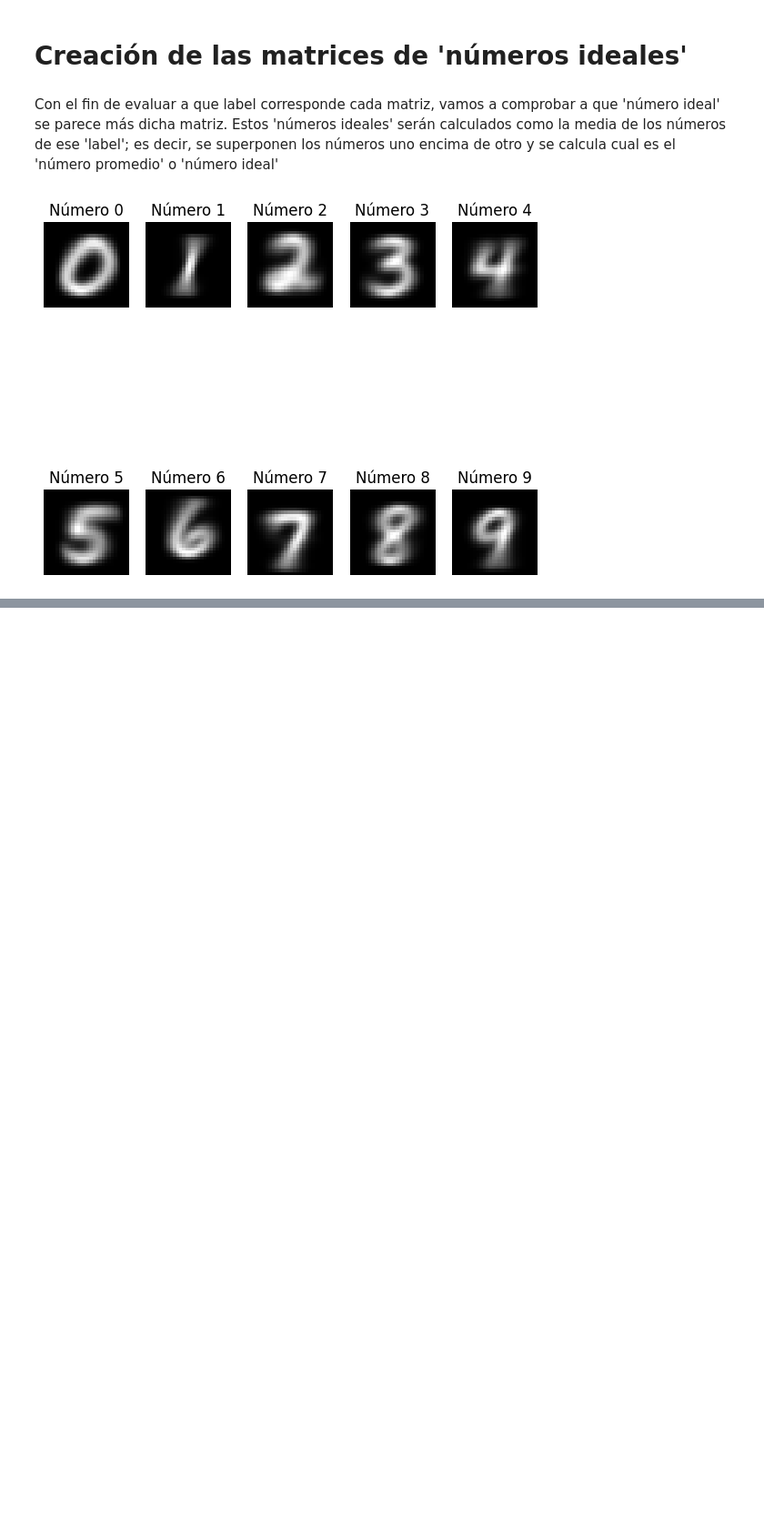
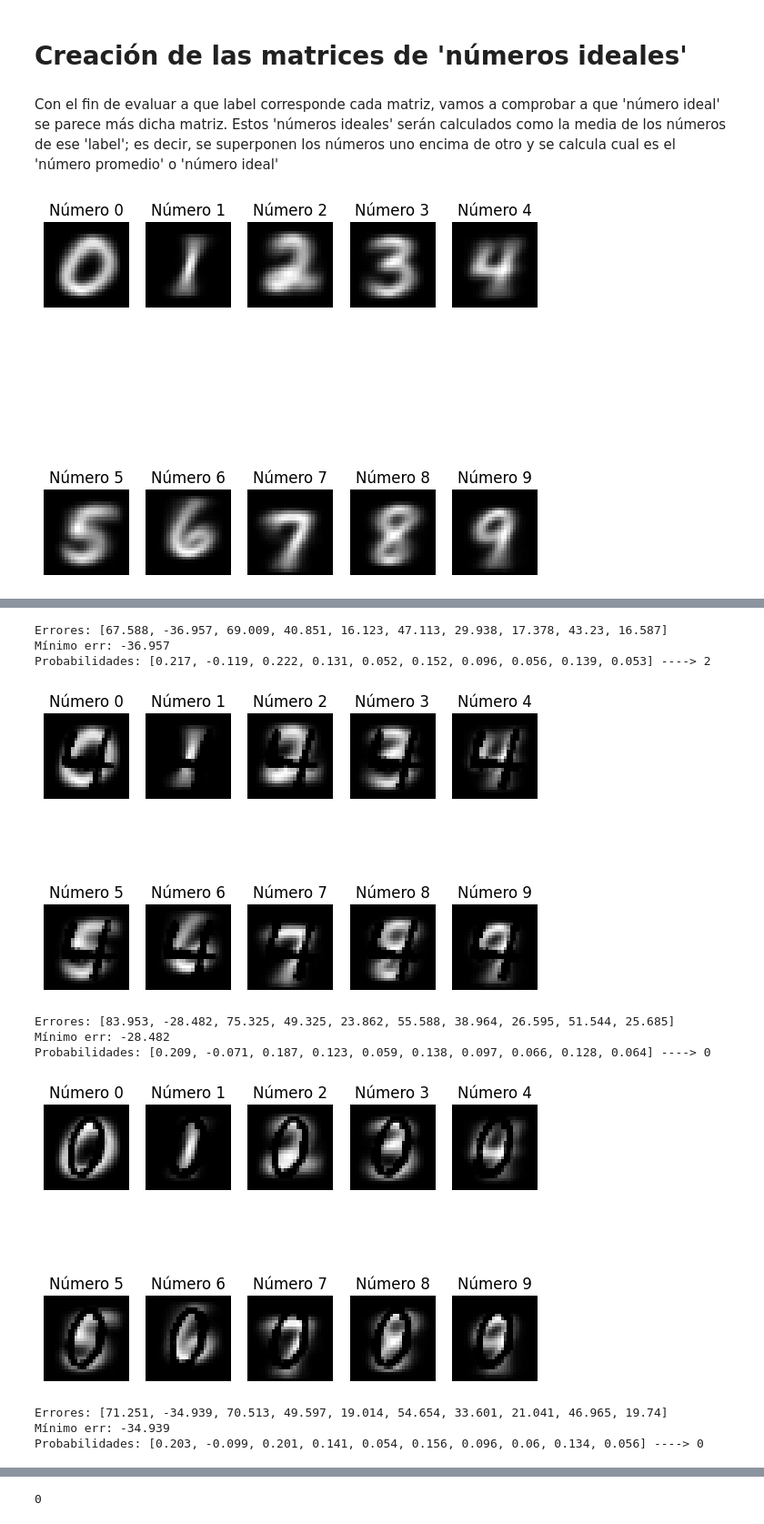
Before and after one commit to i2c-uc3m/IA-Workshop, a Jupyter notebook: Digit Recognizer/digit-recognizer.ipynb, the cells around one changed output, grey strips where cells are left out. Shown at 91% size. Drawn from its saved outputs; the diff is of its cells as text; code cells hidden in the pictures; blank space fills up the shorter version.

Commit message:
Fin numeros ideales

```diff
--- a/Digit Recognizer/digit-recognizer.ipynb
+++ b/Digit Recognizer/digit-recognizer.ipynb
@@ -31 +24,4 @@ raw_train.describe()
+# %%
+# Para reducir los tiempos de espera, se reduce el dataframe de train
+train = train[:5_000]
 # %%
@@ -50,14 +58,15 @@ def crearMatriz(df, i):
     title = f"Image #{i}"
     label = None
     if "label" in img.index:
-        title += f" (Number {img["label"]})"
-        label = img["label"]
+        title += f" (Number {int(img["label"])})"
+        label = int(img["label"])
         # Convertimos el data series de pandas a un array de numpy
         # y eliminamos el valor "label" (ubicado en la primera posición)
         img = img.values[1:]
     else:
         img = img.values
 
+
     # Ahora, transformamos el array en un array 2D, 28x28
     img = img.reshape((28, 28))
 
@@ -73,8 +82,8 @@ def mostrarImagen(df, i):
     """
     img, label, title = crearMatriz(df, i)
 
-    plt.imshow(img, cmap="gray", vmin=0, vmax=255)
+    plt.imshow(img, cmap="gray", vmin=0, vmax=1)
     plt.title(label=title)
     plt.show()
 
-mostrarImagen(raw_train, 42)
+# mostrarImagen(train, 42)
@@ -129,7 +134,7 @@ def mostrarNumsIdeales(nums, figsize=(7, 7)):
         title = f"Número {i}"
 
         axs[i].set_title(title)
-        axs[i].imshow(img, cmap="gray", vmin=0, vmax=255)
+        axs[i].imshow(img, cmap="gray", vmin=0, vmax=1)
         axs[i].axis("off")
 
     plt.show()
@@ -164,0 +255,63 @@ mostrarNumsIdeales(nums_ideales)
+# %%
+def predict(df, j, mostrarErrores=True, mostrarImg=False):
+    img, label, title = crearMatriz(df, j)
+
+    # Guardamos la matriz de error de cada número ideal
+    matrices_resta = []
+    errores = []
+
+    for i in range(len(nums_ideales)):
+        err = np.abs(np.subtract(nums_ideales[i], img))
+        err = np.multiply(nums_ideales[i], img)
+        inversa = np.ones_like(nums_ideales[i]) - img
+        err = nums_ideales[i] - inversa
+        err = nums_ideales[i] - img  # Mejor la que tenga menor suma
+
+        # Normalizamos el resultado entre 0 y 1
+        valor_maximo = err.max()
+        err = np.multiply(1 / valor_maximo, err)
+
+        mse = np.mean((nums_ideales[i] - img) ** 2)
+        mse = err.sum()  # Mejor la que tenga menor suma
+
+        matrices_resta.append(err)
+        errores.append(float(round(mse, 3)))
+
+    # Normalizamos los errores para conseguir la probabilidad
+    vector_probabilidades = []
+    for i in range(len(errores)):
+        probabilidad = float(errores[i] / sum(errores))
+        vector_probabilidades.append(round(probabilidad, 3))
+
+    num_pixeles = img.shape[0] * img.shape[1]
+    min_err = min(errores)
+
+    prediction = vector_probabilidades.index(max(vector_probabilidades))
+    print(f"Errores: {errores}\tMínimo err: {min_err}")
+    print(f"Probabilidades: {vector_probabilidades} ----> {prediction}")
+
+    if mostrarImg:
+        mostrarImagen(df, j)
+    if mostrarErrores:
+        mostrarNumsIdeales(matrices_resta, figsize=(7, 5))
+        diferencias = []
+        for i in range(len(nums_ideales)):
+            diferencias.append(np.subtract(nums_ideales[i], matrices_resta[i]))
+        # mostrarNumsIdeales(diferencias, figsize=(7, 5))
+
+    # Devolvemos el valor del mínimo error; es decir, el índice de la matriz correspondiente
+    return prediction
+
+
+predict(train, 42)
+predict(train, 5)
+predict(train, 7)
+# %% [output]
+Errores: [67.588, -36.957, 69.009, 40.851, 16.123, 47.113, 29.938, 17.378, 43.23, 16.587]       Mínimo err: -36.957
+Probabilidades: [0.217, -0.119, 0.222, 0.131, 0.052, 0.152, 0.096, 0.056, 0.139, 0.053] ----> 2
+[figure, added]
+Errores: [83.953, -28.482, 75.325, 49.325, 23.862, 55.588, 38.964, 26.595, 51.544, 25.685]      Mínimo err: -28.482
+Probabilidades: [0.209, -0.071, 0.187, 0.123, 0.059, 0.138, 0.097, 0.066, 0.128, 0.064] ----> 0
+[figure, added]
+Errores: [71.251, -34.939, 70.513, 49.597, 19.014, 54.654, 33.601, 21.041, 46.965, 19.74]       Mínimo err: -34.939
+Probabilidades: [0.203, -0.099, 0.201, 0.141, 0.054, 0.156, 0.096, 0.06, 0.134, 0.056] ----> 0
@@ -164,0 +319 @@ mostrarNumsIdeales(nums_ideales)
+0
```
Also changed, not shown: parts of 13 cells of this notebook.
